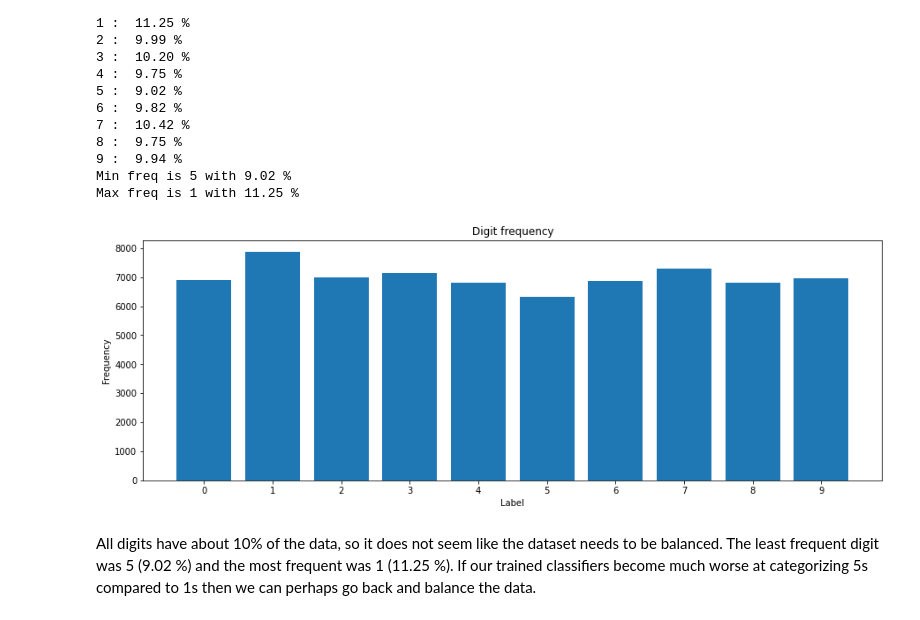
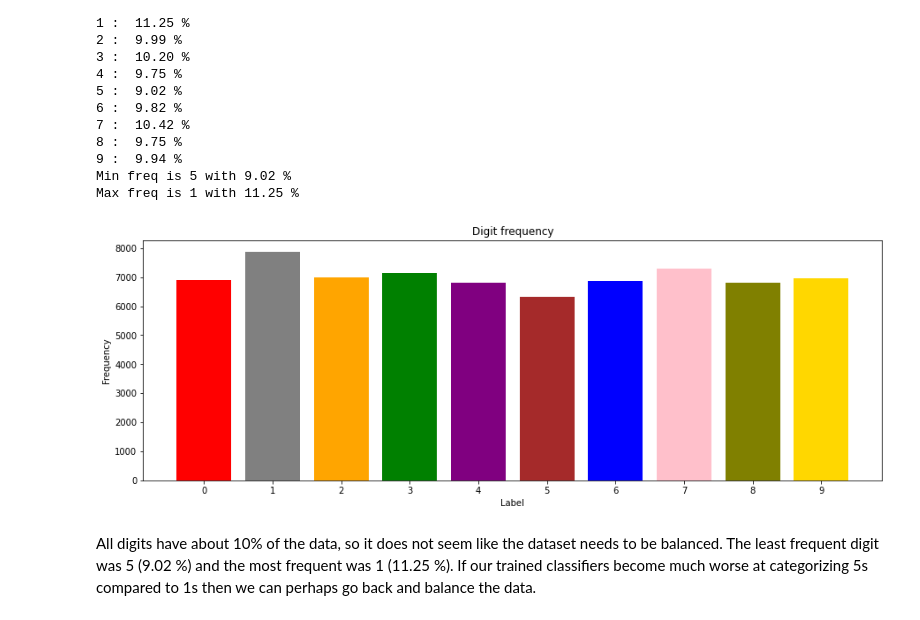
Before and after one commit to JohannaJo/INF264-project-3, a Jupyter notebook: Project 3.ipynb, the cells around one changed output. Saved outputs shown, nothing was run; the diff lists cells and outputs as text; code cells hidden in the pictures.

```diff
--- a/Project 3.ipynb
+++ b/Project 3.ipynb
@@ -92,15 +92,15 @@ Max freq is 1 with 11.25 %
 # %%
 # Histogram
 names = list(label_counter.keys())
 values = list(label_counter.values())
 fig = plt.figure(figsize=(15,5))
-plt.bar(names, values)
+plt.bar(names, values, color=['red', 'grey', 'orange', 'green', 'purple', 'brown', 'blue', 'pink', 'olive', 'gold'])
 plt.xticks(np.arange(0, 10))
 plt.ylabel('Frequency')
 plt.xlabel('Label')
 plt.title("Digit frequency");
 # %% [output]
-[figure, old version]
+[figure, new version]
 # %% [markdown]
 All digits have about 10% of the data, so it does not seem like the dataset needs to be balanced. The least frequent digit was 5 (9.02 %) and the most frequent was 1 (11.25 %). If our trained classifiers become much worse at categorizing 5s compared to 1s then we can perhaps go back and balance the data.
 # %%
```
Also changed, not shown: parts of 18 cells of this notebook.
